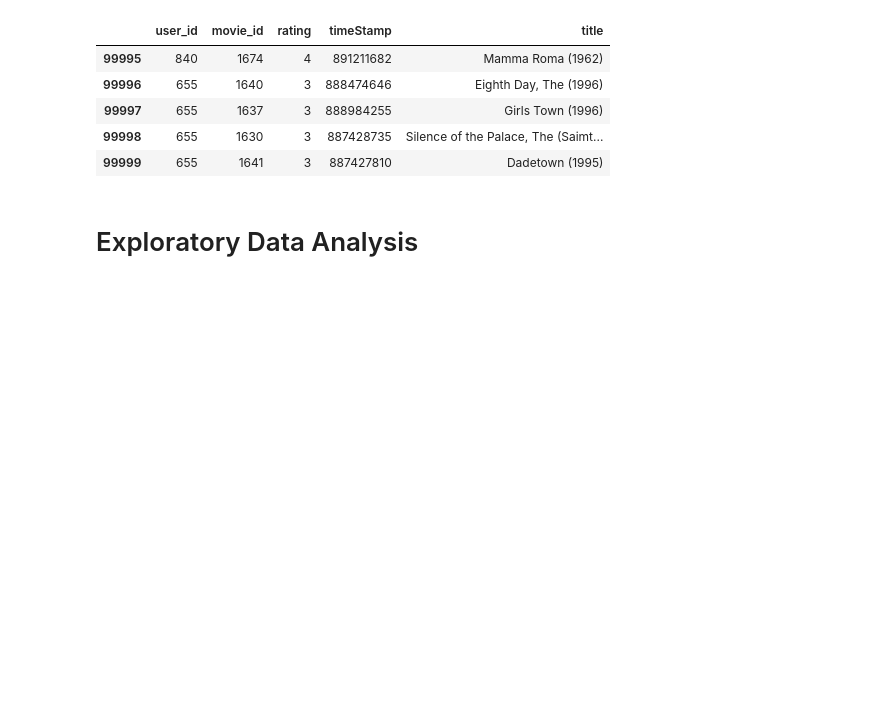
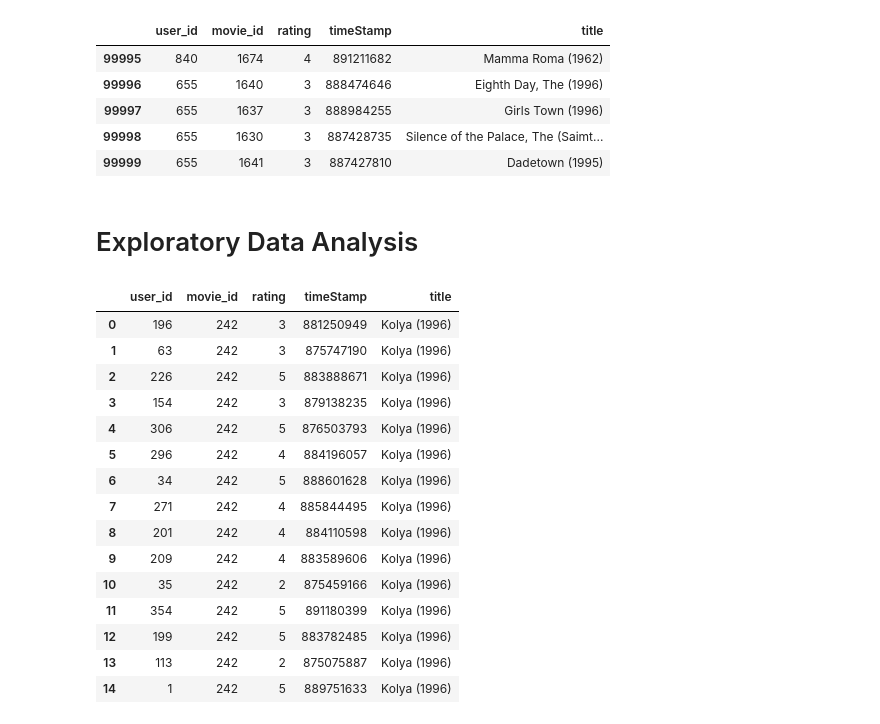
Before and after one commit to rohan-singh987/DataScience, a Jupyter notebook: movieRecommendationSystem/movieRecomendation.ipynb, the cells around one changed output. Saved outputs shown, nothing was run; the diff lists cells and outputs as text; code cells hidden in the pictures; blank space fills up the shorter version.

```diff
--- a/movieRecommendationSystem/movieRecomendation.ipynb
+++ b/movieRecommendationSystem/movieRecomendation.ipynb
@@ -121,3 +121,22 @@ df.tail()
 | 99999 | 655 | 1641 | 3 | 887427810 | Dadetown (1995) |
 # %% [markdown]
 # Exploratory Data Analysis
+# %%
+df.head(15)
+# %% [output]
+|  | user_id | movie_id | rating | timeStamp | title |
+| 0 | 196 | 242 | 3 | 881250949 | Kolya (1996) |
+| 1 | 63 | 242 | 3 | 875747190 | Kolya (1996) |
+| 2 | 226 | 242 | 5 | 883888671 | Kolya (1996) |
+| 3 | 154 | 242 | 3 | 879138235 | Kolya (1996) |
+| 4 | 306 | 242 | 5 | 876503793 | Kolya (1996) |
+| 5 | 296 | 242 | 4 | 884196057 | Kolya (1996) |
+| 6 | 34 | 242 | 5 | 888601628 | Kolya (1996) |
+| 7 | 271 | 242 | 4 | 885844495 | Kolya (1996) |
+| 8 | 201 | 242 | 4 | 884110598 | Kolya (1996) |
+| 9 | 209 | 242 | 4 | 883589606 | Kolya (1996) |
+| 10 | 35 | 242 | 2 | 875459166 | Kolya (1996) |
+| 11 | 354 | 242 | 5 | 891180399 | Kolya (1996) |
+| 12 | 199 | 242 | 5 | 883782485 | Kolya (1996) |
+| 13 | 113 | 242 | 2 | 875075887 | Kolya (1996) |
+| 14 | 1 | 242 | 5 | 889751633 | Kolya (1996) |
```
Also changed, not shown: parts of 12 cells of this notebook.
